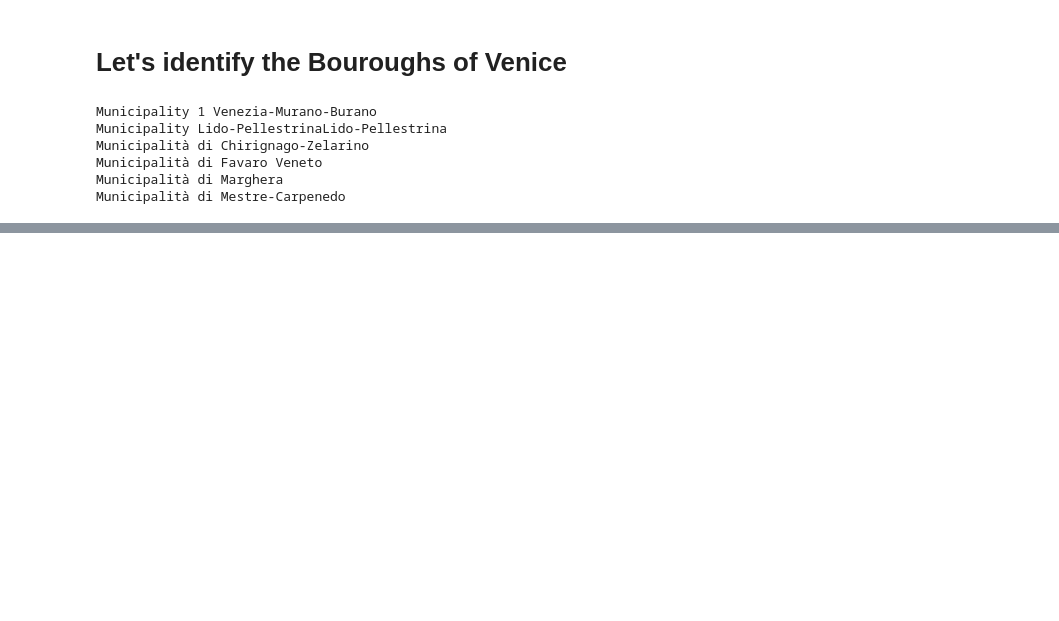
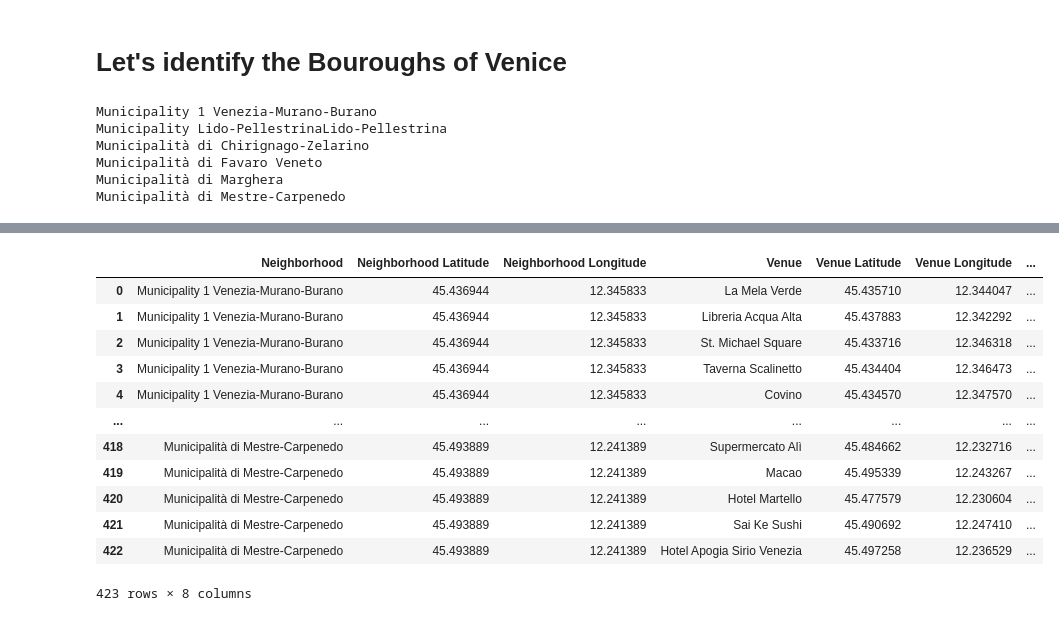
Before and after one commit to schmiddim/Coursera_Capstone, a Jupyter notebook: week5/1-venice.ipynb, the cells around one changed output, grey strips where cells are left out. Cells and saved outputs as stored; diff of their text form; code cells hidden in the pictures; blank space fills up the shorter version.

```diff
--- a/week5/1-venice.ipynb
+++ b/week5/1-venice.ipynb
@@ -212,0 +435,16 @@ map
+# %%
+nearby_venues
+# %% [output]
+|  | Neighborhood | Neighborhood Latitude | Neighborhood Longitude | Venue | Venue Latitude | Venue Longitude | ... |
+| 0 | Municipality 1 Venezia-Murano-Burano | 45.436944 | 12.345833 | La Mela Verde | 45.435710 | 12.344047 | ... |
+| 1 | Municipality 1 Venezia-Murano-Burano | 45.436944 | 12.345833 | Libreria Acqua Alta | 45.437883 | 12.342292 | ... |
+| 2 | Municipality 1 Venezia-Murano-Burano | 45.436944 | 12.345833 | St. Michael Square | 45.433716 | 12.346318 | ... |
+| 3 | Municipality 1 Venezia-Murano-Burano | 45.436944 | 12.345833 | Taverna Scalinetto | 45.434404 | 12.346473 | ... |
+| 4 | Municipality 1 Venezia-Murano-Burano | 45.436944 | 12.345833 | Covino | 45.434570 | 12.347570 | ... |
+| ... | ... | ... | ... | ... | ... | ... | ... |
+| 418 | Municipalità di Mestre-Carpenedo | 45.493889 | 12.241389 | Supermercato Alì | 45.484662 | 12.232716 | ... |
+| 419 | Municipalità di Mestre-Carpenedo | 45.493889 | 12.241389 | Macao | 45.495339 | 12.243267 | ... |
+| 420 | Municipalità di Mestre-Carpenedo | 45.493889 | 12.241389 | Hotel Martello | 45.477579 | 12.230604 | ... |
+| 421 | Municipalità di Mestre-Carpenedo | 45.493889 | 12.241389 | Sai Ke Sushi | 45.490692 | 12.247410 | ... |
+| 422 | Municipalità di Mestre-Carpenedo | 45.493889 | 12.241389 | Hotel Apogia Sirio Venezia | 45.497258 | 12.236529 | ... |
+423 rows × 8 columns
```
Also changed, not shown: parts of 15 cells of this notebook, 6 other files.
